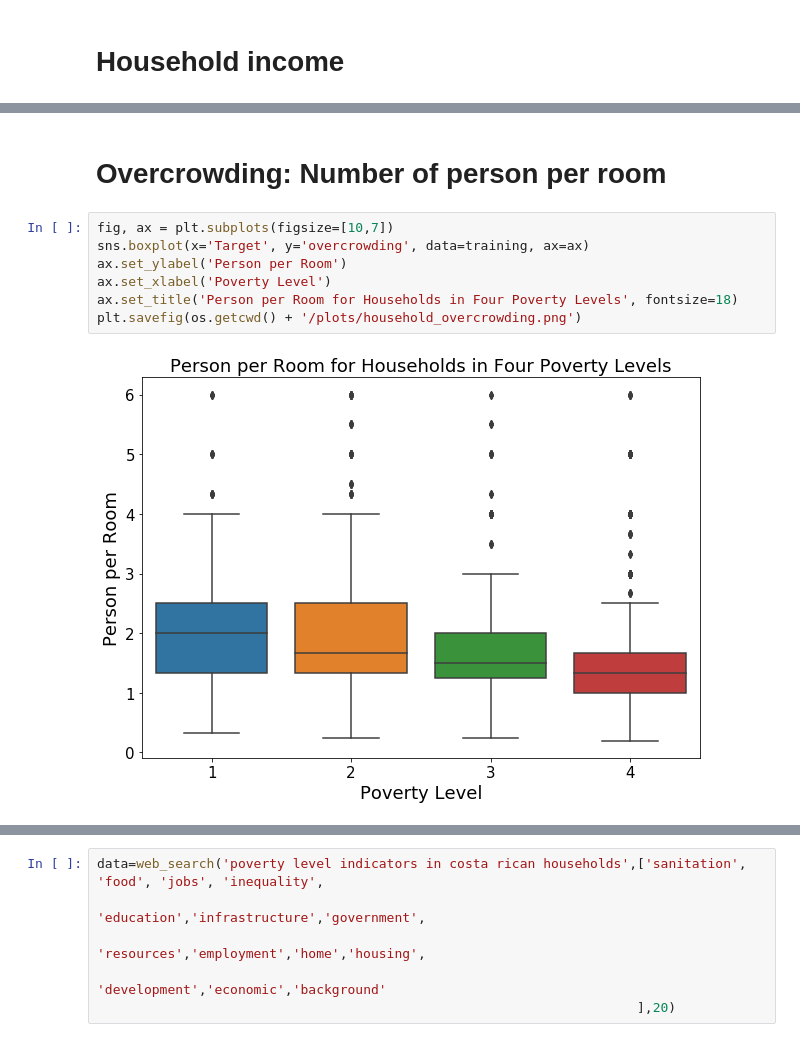
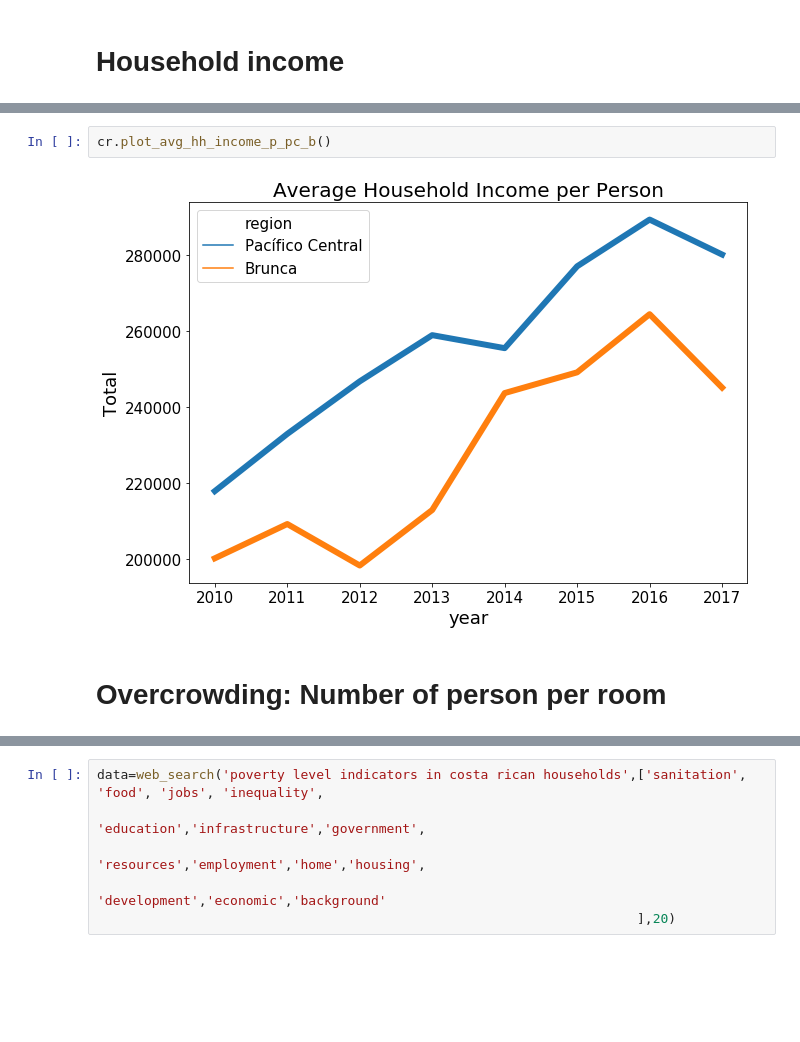
Before and after one commit to zhaomh1998/ece143, a Jupyter notebook: Final_Plots.ipynb, the cells around one changed output, grey strips where cells are left out. Drawn from its saved outputs; the diff is of its cells as text; blank space fills up the shorter version.

```diff
--- a/Final_Plots.ipynb
+++ b/Final_Plots.ipynb
@@ -154,11 +51,6 @@ plt.savefig(os.getcwd() + '/plots/Avg_Income_Parallel_2.png')
+# %%
+cr.plot_avg_hh_income_p_pc_b()
+# %% [output]
+[figure, added]
 # %% [markdown]
 # Overcrowding: Number of person per room
-# %%
-fig, ax = plt.subplots(figsize=[10,7])
-sns.boxplot(x='Target', y='overcrowding', data=training, ax=ax)
-ax.set_ylabel('Person per Room')
-ax.set_xlabel('Poverty Level')
-ax.set_title('Person per Room for Households in Four Poverty Levels', fontsize=18)
-plt.savefig(os.getcwd() + '/plots/household_overcrowding.png')
-# %% [output]
-[figure, removed]
```
Also changed, not shown: parts of 28 cells of this notebook, 4 other files.
